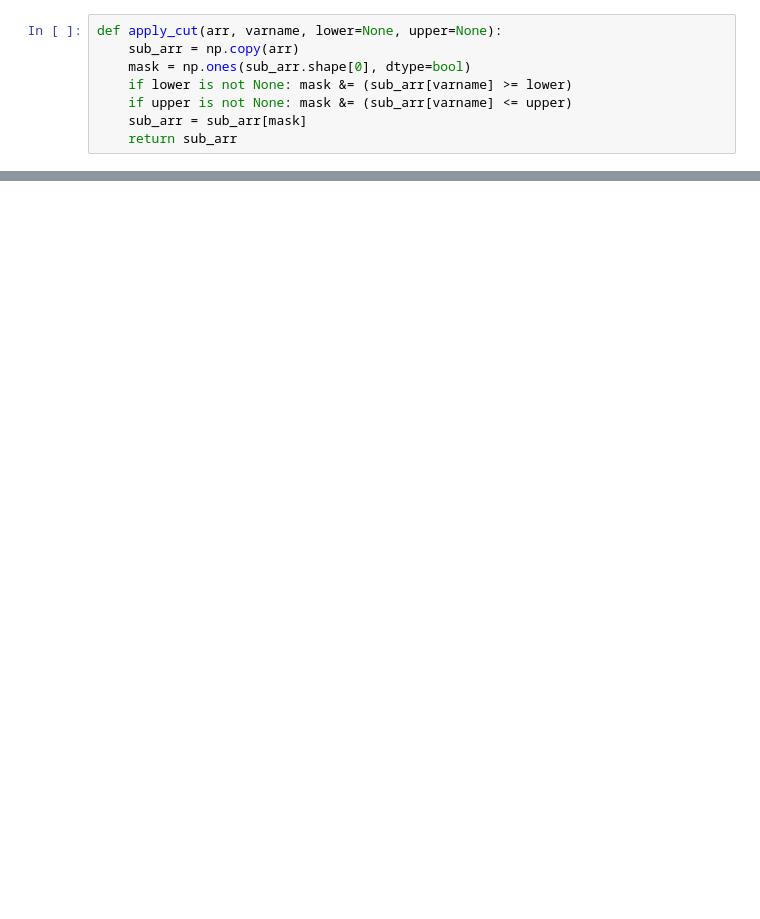
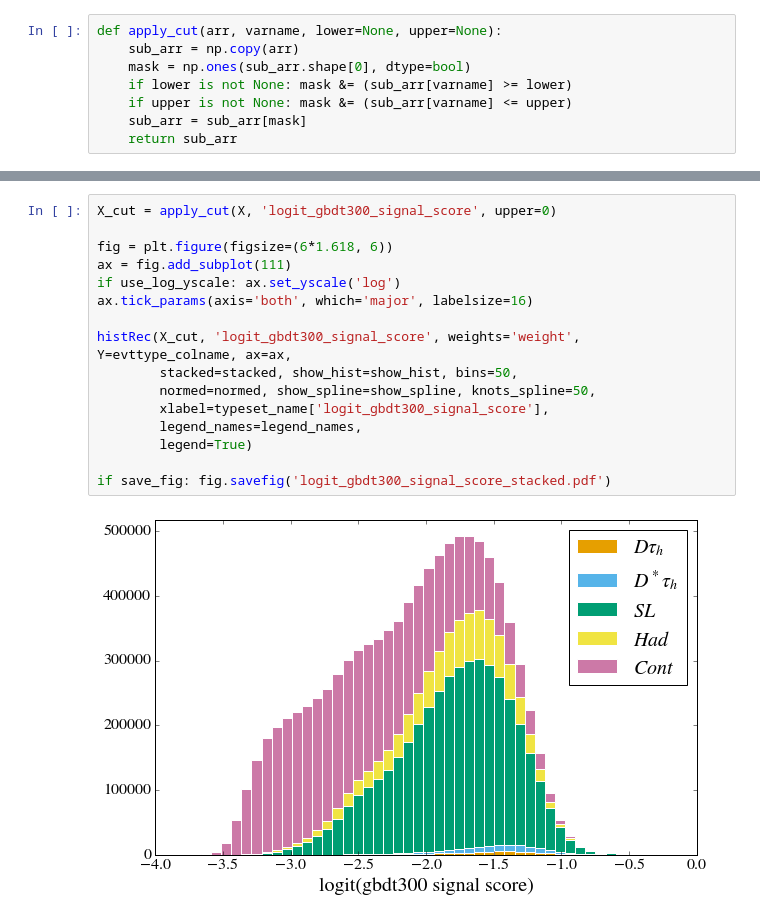
Before and after one commit to jkim-/bdtaunu_feature_exploration, a Jupyter notebook: feature_inspection/feature_stacked_histograms_eventlabel.ipynb, the cells around one changed output, grey strips where cells are left out. Drawn from its saved outputs; the diff is of its cells as text; blank space fills up the shorter version.

```diff
--- a/feature_stacked_histgrams.ipynb
+++ b/feature_inspection/feature_stacked_histograms_eventlabel.ipynb
@@ -648,0 +142,18 @@ histRec(X, 'sig_isbdstar', weights='weight', Y='eventlabel', ax=ax,
+# %%
+X_cut = apply_cut(X, 'logit_gbdt300_signal_score', upper=0)
+
+fig = plt.figure(figsize=(6*1.618, 6))
+ax = fig.add_subplot(111)
+if use_log_yscale: ax.set_yscale('log')
+ax.tick_params(axis='both', which='major', labelsize=16)
+
+histRec(X_cut, 'logit_gbdt300_signal_score', weights='weight', Y=evttype_colname, ax=ax,
+        stacked=stacked, show_hist=show_hist, bins=50,
+        normed=normed, show_spline=show_spline, knots_spline=50,
+        xlabel=typeset_name['logit_gbdt300_signal_score'],
+        legend_names=legend_names,
+        legend=True)
+
+if save_fig: fig.savefig('logit_gbdt300_signal_score_stacked.pdf')
+# %% [output]
+[figure, added]
```
Also changed, not shown: parts of 87 cells of this notebook, 9 other files.
